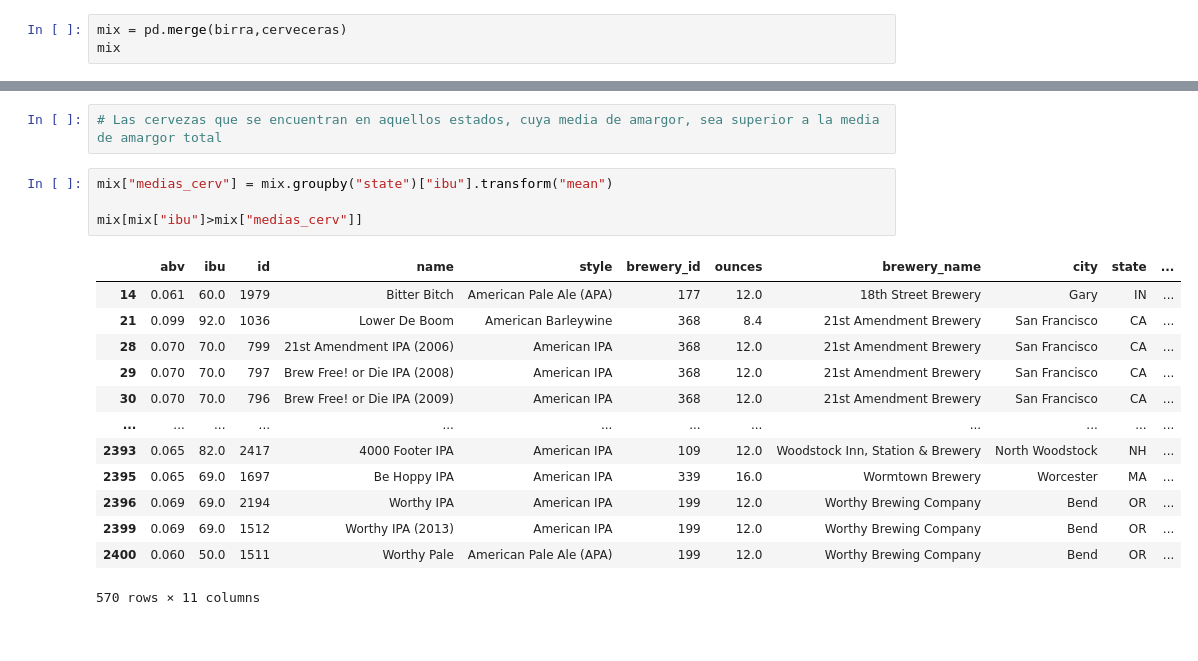
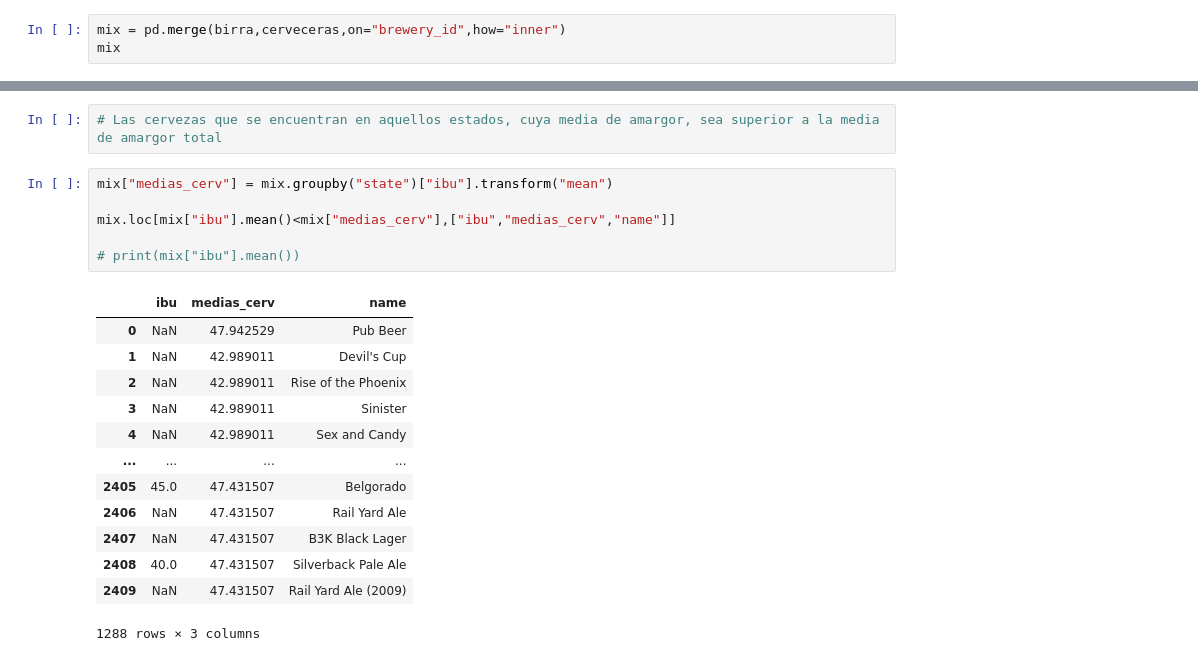
Before and after one commit to IbaiCosgaya/2503_dsft_thebridge_ibai, a Jupyter notebook: 2-Data_Analysis/2-Pandas/Practica/6-Beers/birras_repaso.ipynb, the cells around one changed output, grey strips where cells are left out. Cells and saved outputs as stored; diff of their text form.

```diff
--- a/2-Data_Analysis/2-Pandas/Practica/6-Beers/birras_repaso.ipynb
+++ b/2-Data_Analysis/2-Pandas/Practica/6-Beers/birras_repaso.ipynb
@@ -333,7 +453,7 @@ cerveceras
 ## Ejercicio 18
 Junta los dos datasets que tienes
 # %%
-mix = pd.merge(birra,cerveceras)
+mix = pd.merge(birra,cerveceras,on="brewery_id",how="inner")
 mix
 # %% [output]
 |  | abv | ibu | id | name | style | brewery_id | ounces | brewery_name | city | state |
@@ -467,18 +584,20 @@ Teniendo en cuenta la media de amargor de todas las cervezas, obtén una tabla c
 # %%
 mix["medias_cerv"] = mix.groupby("state")["ibu"].transform("mean")
 
-mix[mix["ibu"]>mix["medias_cerv"]]
+mix.loc[mix["ibu"].mean()<mix["medias_cerv"],["ibu","medias_cerv","name"]]
+
+# print(mix["ibu"].mean())
 # %% [output]
-|  | abv | ibu | id | name | style | brewery_id | ounces | brewery_name | city | state | ... |
-| 14 | 0.061 | 60.0 | 1979 | Bitter Bitch | American Pale Ale (APA) | 177 | 12.0 | 18th Street Brewery | Gary | IN | ... |
-| 21 | 0.099 | 92.0 | 1036 | Lower De Boom | American Barleywine | 368 | 8.4 | 21st Amendment Brewery | San Francisco | CA | ... |
-| 28 | 0.070 | 70.0 | 799 | 21st Amendment IPA (2006) | American IPA | 368 | 12.0 | 21st Amendment Brewery | San Francisco | CA | ... |
-| 29 | 0.070 | 70.0 | 797 | Brew Free! or Die IPA (2008) | American IPA | 368 | 12.0 | 21st Amendment Brewery | San Francisco | CA | ... |
-| 30 | 0.070 | 70.0 | 796 | Brew Free! or Die IPA (2009) | American IPA | 368 | 12.0 | 21st Amendment Brewery | San Francisco | CA | ... |
-| ... | ... | ... | ... | ... | ... | ... | ... | ... | ... | ... | ... |
-| 2393 | 0.065 | 82.0 | 2417 | 4000 Footer IPA | American IPA | 109 | 12.0 | Woodstock Inn, Station & Brewery | North Woodstock | NH | ... |
-| 2395 | 0.065 | 69.0 | 1697 | Be Hoppy IPA | American IPA | 339 | 16.0 | Wormtown Brewery | Worcester | MA | ... |
-| 2396 | 0.069 | 69.0 | 2194 | Worthy IPA | American IPA | 199 | 12.0 | Worthy Brewing Company | Bend | OR | ... |
-| 2399 | 0.069 | 69.0 | 1512 | Worthy IPA (2013) | American IPA | 199 | 12.0 | Worthy Brewing Company | Bend | OR | ... |
-| 2400 | 0.060 | 50.0 | 1511 | Worthy Pale | American Pale Ale (APA) | 199 | 12.0 | Worthy Brewing Company | Bend | OR | ... |
+|  | ibu | medias_cerv | name |
+| 0 | NaN | 47.942529 | Pub Beer |
+| 1 | NaN | 42.989011 | Devil's Cup |
+| 2 | NaN | 42.989011 | Rise of the Phoenix |
+| 3 | NaN | 42.989011 | Sinister |
+| 4 | NaN | 42.989011 | Sex and Candy |
+| ... | ... | ... | ... |
+| 2405 | 45.0 | 47.431507 | Belgorado |
+| 2406 | NaN | 47.431507 | Rail Yard Ale |
+| 2407 | NaN | 47.431507 | B3K Black Lager |
+| 2408 | 40.0 | 47.431507 | Silverback Pale Ale |
+| 2409 | NaN | 47.431507 | Rail Yard Ale (2009) |
-570 rows × 11 columns
+1288 rows × 3 columns
```
Also changed, not shown: parts of 17 cells of this notebook.
